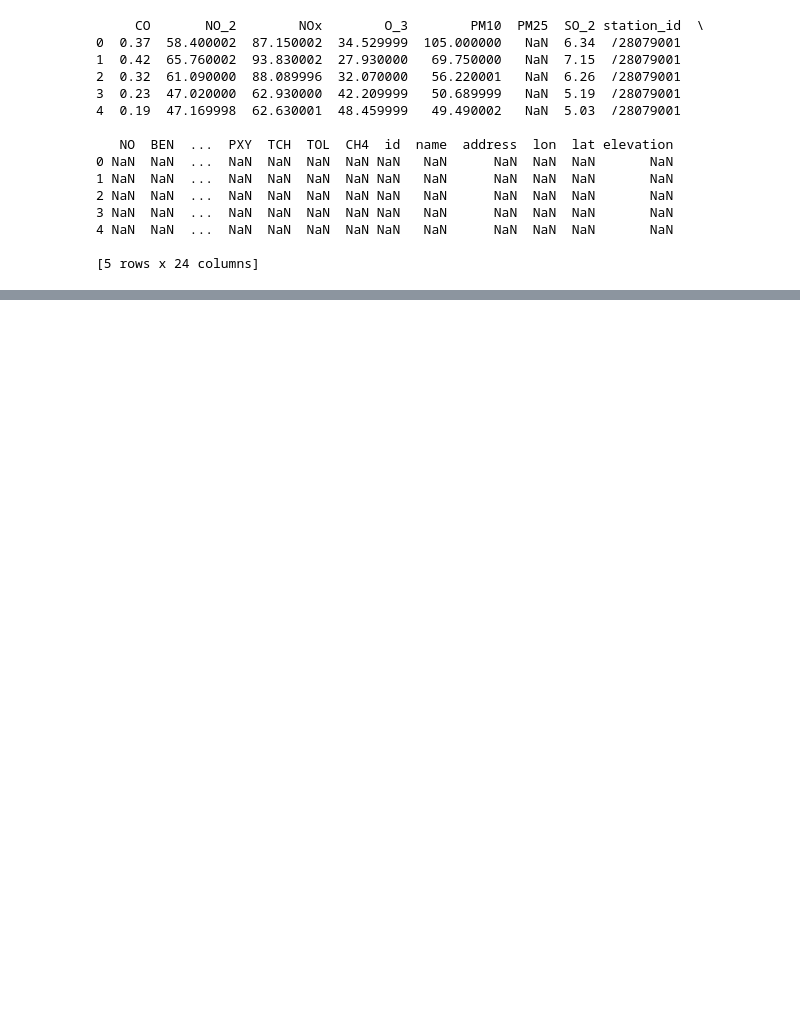
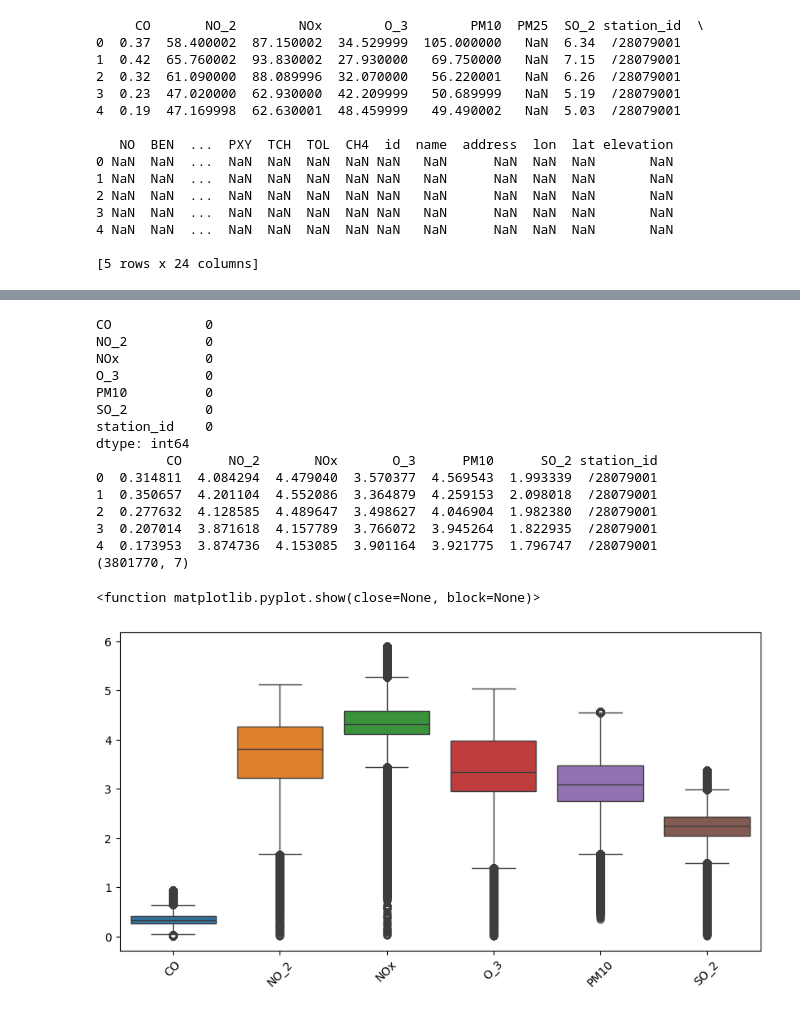
Before and after one commit to SutikshanUpman/ML-Basics-Project, a Jupyter notebook: notebooks/01_EDA.ipynb, the cells around one changed output, grey strips where cells are left out. Saved outputs shown, nothing was run; the diff lists cells and outputs as text; code cells hidden in the pictures; blank space fills up the shorter version.

```diff
--- a/notebooks/01_EDA.ipynb
+++ b/notebooks/01_EDA.ipynb
@@ -104,0 +182,16 @@ dtype: int64
+# %%
+# If skewness |value| < 0.5 → data roughly symmetric
+# 👉 use Mean imputation
+
+# If skewness > 0.5 (right-skewed)
+# 👉 use Median or log-transform + mean (median better, kyunki outliers ka effect kam hota hai)
+
+# If skewness < -0.5 (left-skewed)
+# 👉 use Median (again safer, since mean distort ho sakta hai)
+
+df['CO'].fillna(df['CO'].median(), inplace=True)
+df['NO_2'].fillna(df['NO_2'].median(), inplace=True)
+df['NOx'].fillna(df['NOx'].mean(), inplace=True)
+df['O_3'].fillna(df['O_3'].mean(), inplace=True)
+df['PM10'].fillna(df['PM10'].mean(), inplace=True)
+df['SO_2'].fillna(df['SO_2'].mean(), inplace=True)
@@ -104,0 +216,27 @@ dtype: int64
+# %%
+print(df.isnull().sum())
+print(df.head())
+print(df.shape)
+pollutant_cols = ['CO','NO_2','NOx','O_3','PM10','SO_2']
+plt.figure(figsize=(10,5))
+sns.boxplot(data=df[pollutant_cols])
+plt.xticks(rotation=45)
+plt.show
+# %% [output]
+CO            0
+NO_2          0
+NOx           0
+O_3           0
+PM10          0
+SO_2          0
+station_id    0
+dtype: int64
+         CO      NO_2       NOx       O_3      PM10      SO_2 station_id
+0  0.314811  4.084294  4.479040  3.570377  4.569543  1.993339  /28079001
+1  0.350657  4.201104  4.552086  3.364879  4.259153  2.098018  /28079001
+2  0.277632  4.128585  4.489647  3.498627  4.046904  1.982380  /28079001
+3  0.207014  3.871618  4.157789  3.766072  3.945264  1.822935  /28079001
+4  0.173953  3.874736  4.153085  3.901164  3.921775  1.796747  /28079001
+(3801770, 7)
+<function matplotlib.pyplot.show(close=None, block=None)>
+[figure, added]
```
Also changed, not shown: parts of 24 cells of this notebook, 2 other files.
